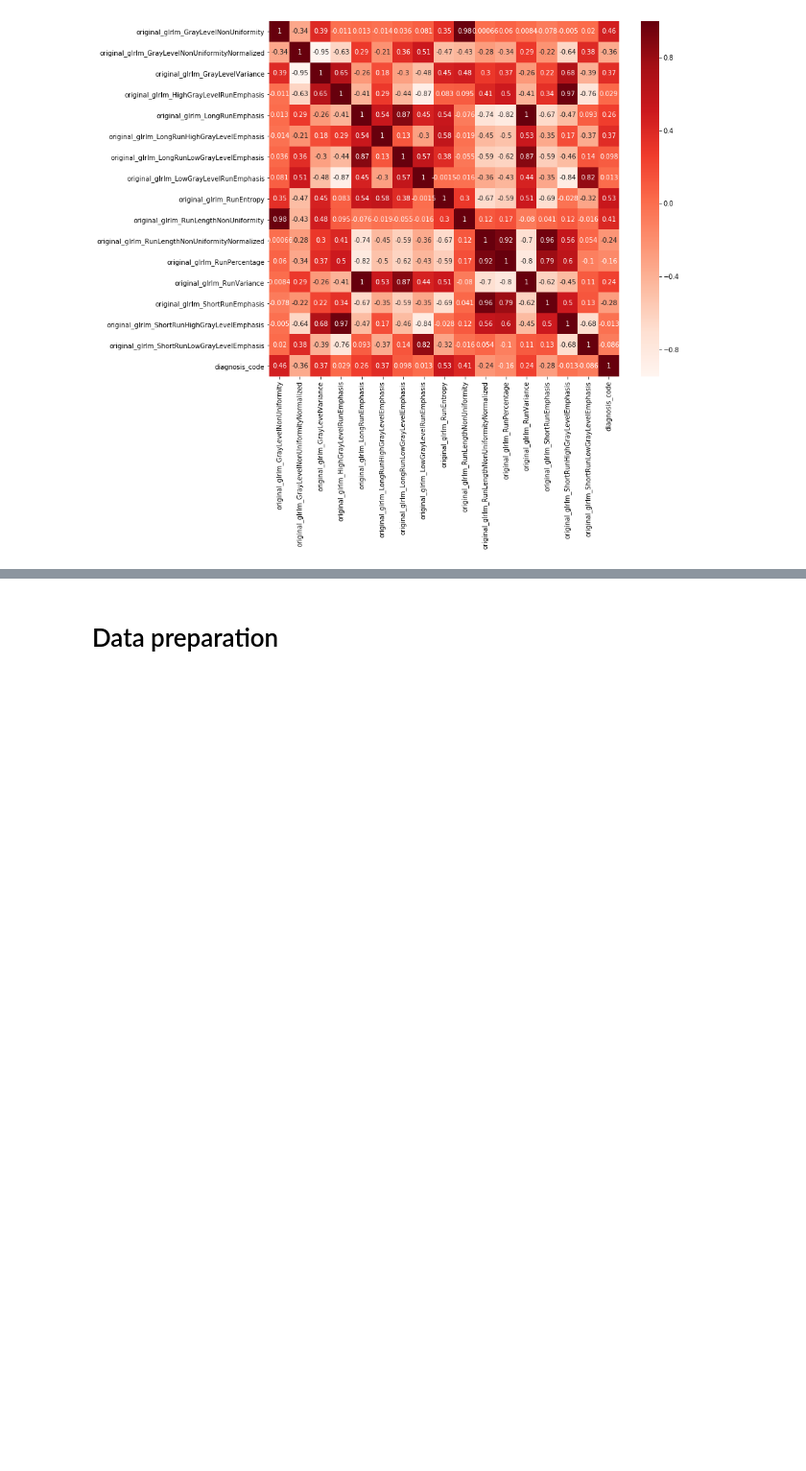
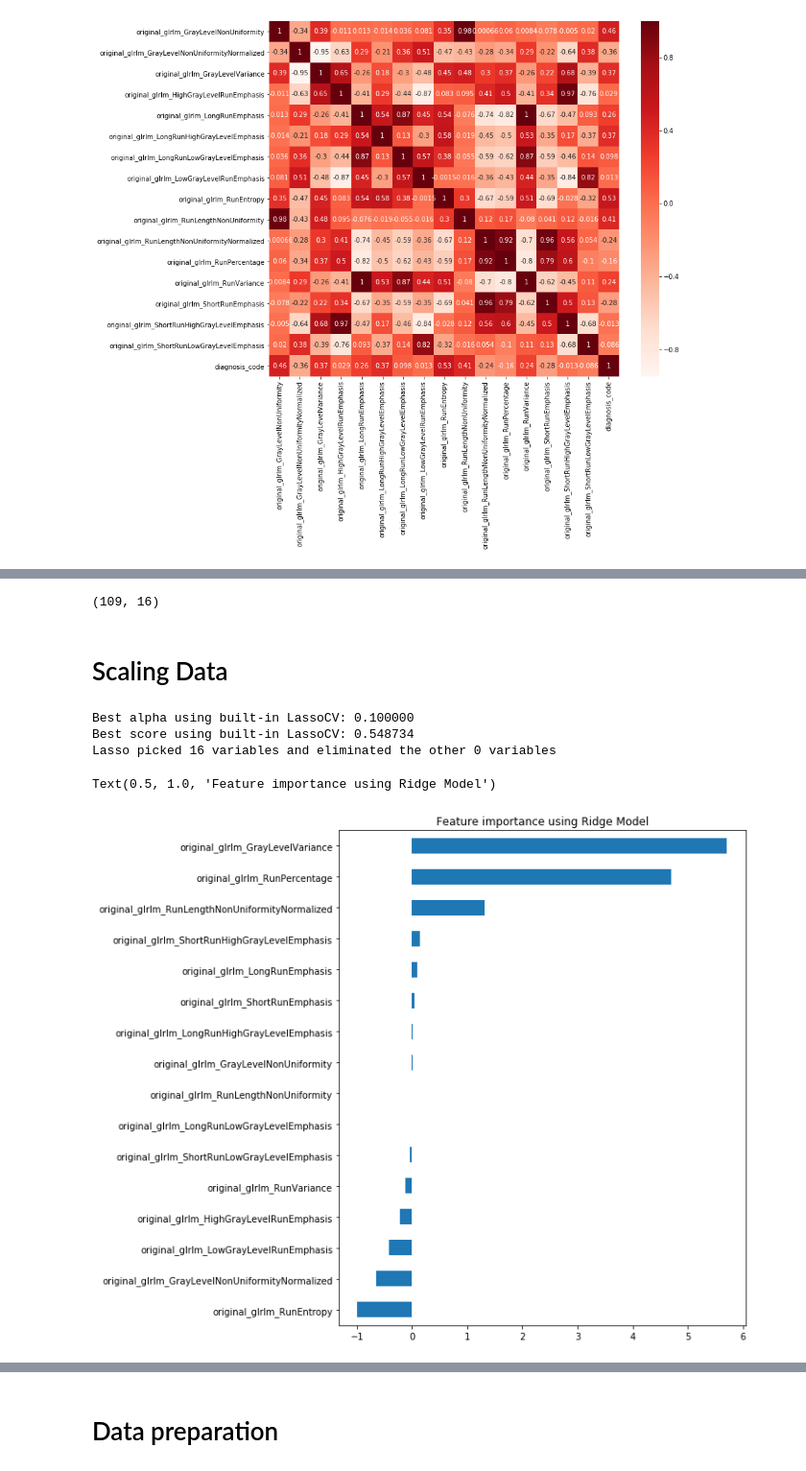
Before and after one commit to ikachko/algorithm-detects-liver-pathology, a Jupyter notebook: xgboost_learn.ipynb, the cells around one changed output, grey strips where cells are left out. Shown at 96% size. Saved outputs shown, nothing was run; the diff lists cells and outputs as text; code cells hidden in the pictures; blank space fills up the shorter version.

```diff
--- a/xgboost_learn.ipynb
+++ b/xgboost_learn.ipynb
@@ -158,0 +105,17 @@ glrlm_data[glrlm_data['diagnosis_code'] == 2].describe()
+# %%
+from sklearn.decomposition import KernelPCA
+print(X.shape)
+pca = KernelPCA(n_components=15, kernel='poly')
+X_PCA = pca.fit_transform(X)
+# principalComponents
+# %% [output]
+(109, 16)
+# %% [markdown]
+# Scaling Data
+# %%
+from sklearn.preprocessing import StandardScaler
+
+X = glrlm_data.iloc[:, :-1]
+Y = glrlm_data.iloc[:, -1]
+
+X_norm = StandardScaler().fit_transform(X)
@@ -158,0 +124,18 @@ glrlm_data[glrlm_data['diagnosis_code'] == 2].describe()
+# %%
+reg = RidgeCV()
+reg.fit(X, Y)
+print("Best alpha using built-in LassoCV: %f" % reg.alpha_)
+print("Best score using built-in LassoCV: %f" %reg.score(X,Y))
+coef = pd.Series(reg.coef_, index = X.columns)
+print("Lasso picked " + str(sum(coef != 0)) + " variables and eliminated the other " +  str(sum(coef == 0)) + " variables")
+imp_coef = coef.sort_values()
+import matplotlib
+matplotlib.rcParams['figure.figsize'] = (8.0, 10.0)
+imp_coef.plot(kind = "barh")
+plt.title("Feature importance using Ridge Model")
+# %% [output]
+Best alpha using built-in LassoCV: 0.100000
+Best score using built-in LassoCV: 0.548734
+Lasso picked 16 variables and eliminated the other 0 variables
+Text(0.5, 1.0, 'Feature importance using Ridge Model')
+[figure, added]
```
Also changed, not shown: parts of 17 cells of this notebook, 1 other file.
